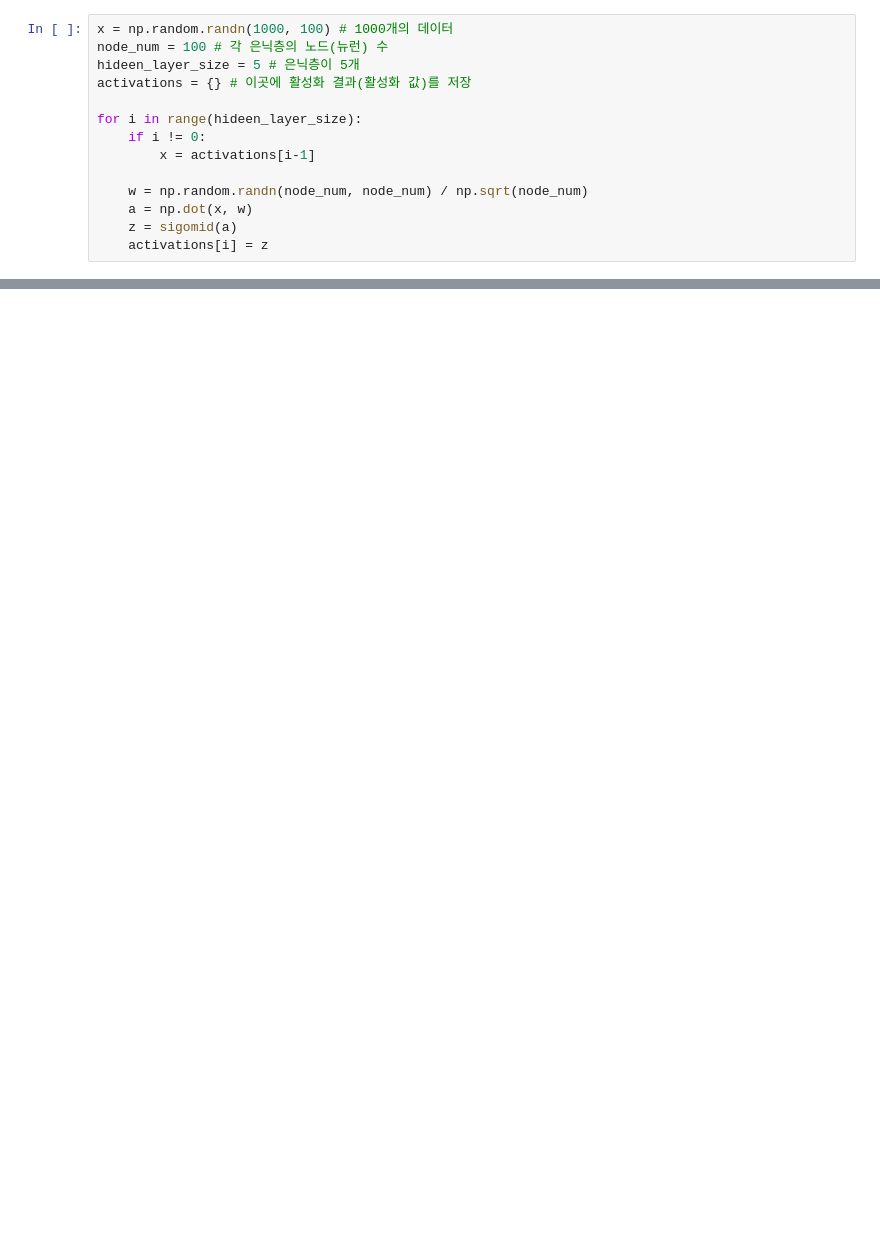
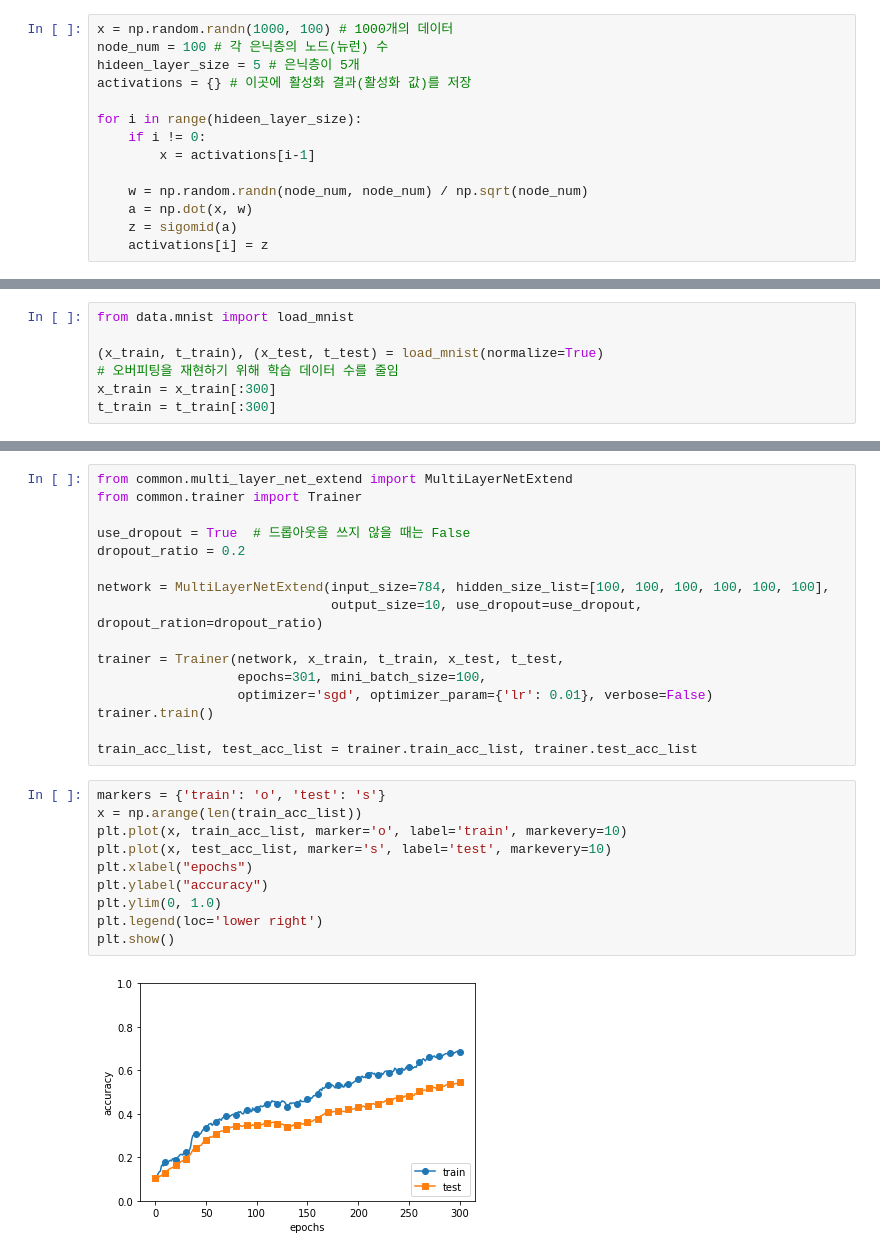
Before and after one commit to J-TKim/Deep_Learning_from_Scratch, a Jupyter notebook: Ch6/Optimizer.ipynb, the cells around one changed output, grey strips where cells are left out. Drawn from its saved outputs; the diff is of its cells as text; blank space fills up the shorter version.

```diff
--- a/Ch6/Optimizer.ipynb
+++ b/Ch6/Optimizer.ipynb
@@ -114,0 +118,7 @@ plt.show()
+# %%
+from data.mnist import load_mnist
+
+(x_train, t_train), (x_test, t_test) = load_mnist(normalize=True)
+# 오버피팅을 재현하기 위해 학습 데이터 수를 줄임
+x_train = x_train[:300]
+t_train = t_train[:300]
@@ -114,0 +231,28 @@ plt.show()
+# %%
+from common.multi_layer_net_extend import MultiLayerNetExtend
+from common.trainer import Trainer
+
+use_dropout = True  # 드롭아웃을 쓰지 않을 때는 False
+dropout_ratio = 0.2
+
+network = MultiLayerNetExtend(input_size=784, hidden_size_list=[100, 100, 100, 100, 100, 100],
+                              output_size=10, use_dropout=use_dropout, dropout_ration=dropout_ratio)
+
+trainer = Trainer(network, x_train, t_train, x_test, t_test,
+                  epochs=301, mini_batch_size=100,
+                  optimizer='sgd', optimizer_param={'lr': 0.01}, verbose=False)
+trainer.train()
+
+train_acc_list, test_acc_list = trainer.train_acc_list, trainer.test_acc_list
+# %%
+markers = {'train': 'o', 'test': 's'}
+x = np.arange(len(train_acc_list))
+plt.plot(x, train_acc_list, marker='o', label='train', markevery=10)
+plt.plot(x, test_acc_list, marker='s', label='test', markevery=10)
+plt.xlabel("epochs")
+plt.ylabel("accuracy")
+plt.ylim(0, 1.0)
+plt.legend(loc='lower right')
+plt.show()
+# %% [output]
+[figure, added]
```
Also changed, not shown: parts of 14 cells of this notebook, 1 other file.
